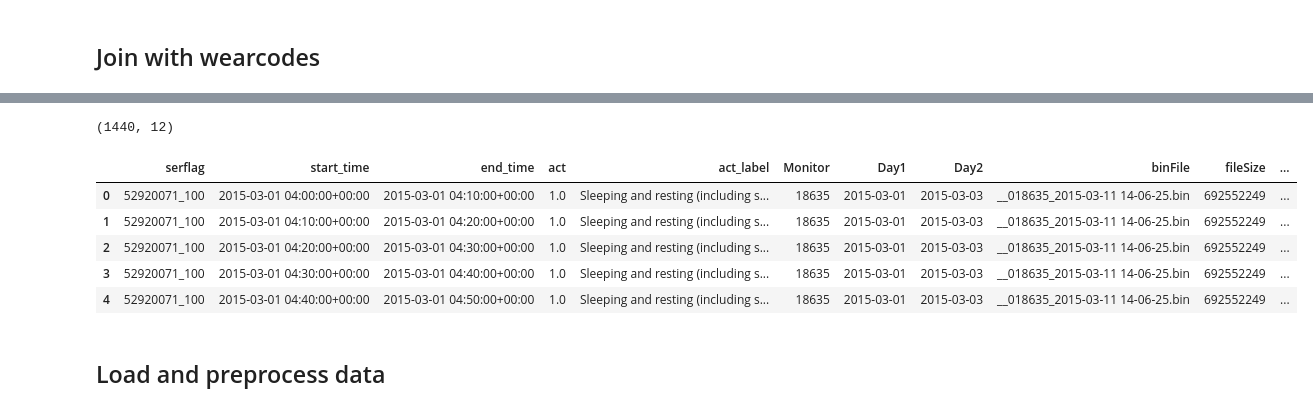
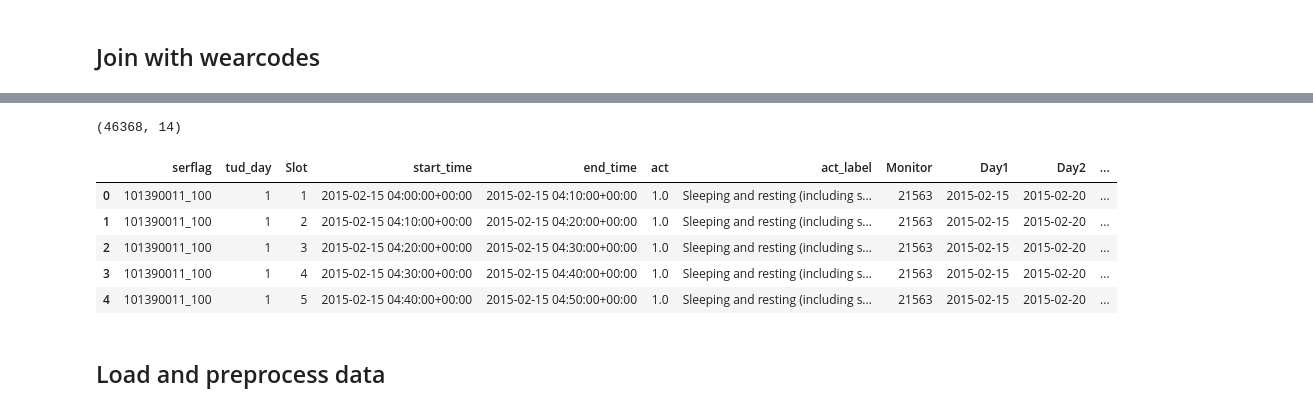
Before and after one commit to wadpac/hsmm4acc, a Jupyter notebook: notebooks/PrepareData.ipynb, the cells around one changed output, grey strips where cells are left out. Saved outputs shown, nothing was run; the diff lists cells and outputs as text; code cells hidden in the pictures.

```diff
--- a/notebooks/PrepareData.ipynb
+++ b/notebooks/PrepareData.ipynb
@@ -22,8 +19,8 @@ from UKMovementSensing import dataprep
 # %% [markdown]
 ## Filepaths
 # %%
-rootpath = '/media/sf_VBox_Shared/London/raw/first5/'
-annotations_path = rootpath + 'tud_first5.csv'
+rootpath = '/media/sf_VBox_Shared/London/raw/next161/'
+annotations_path = rootpath + 'tud_next161_deb.csv'
 wearcodes_path = rootpath + 'wearcodes.csv'
 # %%
 filepath = rootpath + 'accelerometer_5second/'
@@ -64,14 +98,14 @@ wearcodes.head()
 # %%
-annotations_codes = pd.merge(annotations, wearcodes, on='serflag', how='left')
+annotations_codes = dataprep.join_wearcodes(wearcodes_path, annotations)
 print(annotations_codes.shape)
 annotations_codes.head()
 # %% [output]
-(1440, 12)
+(46368, 14)
-|  | serflag | start_time | end_time | act | act_label | Monitor | Day1 | Day2 | binFile | fileSize | ... |
-| 0 | 52920071_100 | 2015-03-01 04:00:00+00:00 | 2015-03-01 04:10:00+00:00 | 1.0 | Sleeping and resting (including s... | 18635 | 2015-03-01 | 2015-03-03 | __018635_2015-03-11 14-06-25.bin | 692552249 | ... |
-| 1 | 52920071_100 | 2015-03-01 04:10:00+00:00 | 2015-03-01 04:20:00+00:00 | 1.0 | Sleeping and resting (including s... | 18635 | 2015-03-01 | 2015-03-03 | __018635_2015-03-11 14-06-25.bin | 692552249 | ... |
-| 2 | 52920071_100 | 2015-03-01 04:20:00+00:00 | 2015-03-01 04:30:00+00:00 | 1.0 | Sleeping and resting (including s... | 18635 | 2015-03-01 | 2015-03-03 | __018635_2015-03-11 14-06-25.bin | 692552249 | ... |
-| 3 | 52920071_100 | 2015-03-01 04:30:00+00:00 | 2015-03-01 04:40:00+00:00 | 1.0 | Sleeping and resting (including s... | 18635 | 2015-03-01 | 2015-03-03 | __018635_2015-03-11 14-06-25.bin | 692552249 | ... |
-| 4 | 52920071_100 | 2015-03-01 04:40:00+00:00 | 2015-03-01 04:50:00+00:00 | 1.0 | Sleeping and resting (including s... | 18635 | 2015-03-01 | 2015-03-03 | __018635_2015-03-11 14-06-25.bin | 692552249 | ... |
+|  | serflag | tud_day | Slot | start_time | end_time | act | act_label | Monitor | Day1 | Day2 | ... |
+| 0 | 101390011_100 | 1 | 1 | 2015-02-15 04:00:00+00:00 | 2015-02-15 04:10:00+00:00 | 1.0 | Sleeping and resting (including s... | 21563 | 2015-02-15 | 2015-02-20 | ... |
+| 1 | 101390011_100 | 1 | 2 | 2015-02-15 04:10:00+00:00 | 2015-02-15 04:20:00+00:00 | 1.0 | Sleeping and resting (including s... | 21563 | 2015-02-15 | 2015-02-20 | ... |
+| 2 | 101390011_100 | 1 | 3 | 2015-02-15 04:20:00+00:00 | 2015-02-15 04:30:00+00:00 | 1.0 | Sleeping and resting (including s... | 21563 | 2015-02-15 | 2015-02-20 | ... |
+| 3 | 101390011_100 | 1 | 4 | 2015-02-15 04:30:00+00:00 | 2015-02-15 04:40:00+00:00 | 1.0 | Sleeping and resting (including s... | 21563 | 2015-02-15 | 2015-02-20 | ... |
+| 4 | 101390011_100 | 1 | 5 | 2015-02-15 04:40:00+00:00 | 2015-02-15 04:50:00+00:00 | 1.0 | Sleeping and resting (including s... | 21563 | 2015-02-15 | 2015-02-20 | ... |
 # %% [markdown]
 ## Load and preprocess data
```
Also changed, not shown: parts of 19 cells of this notebook, 1 other file.
